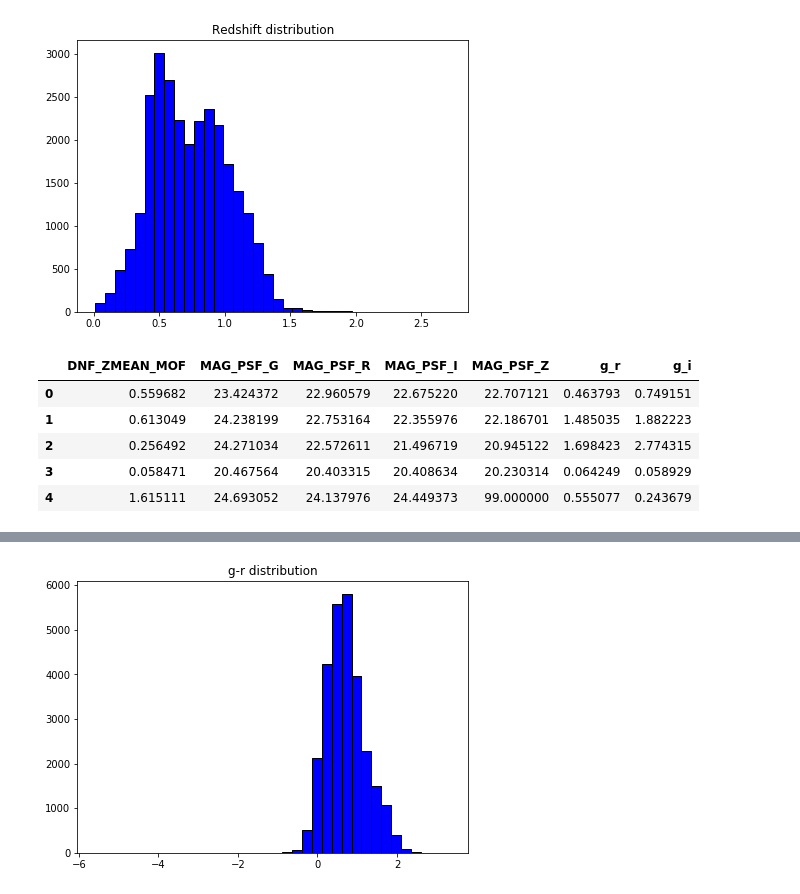
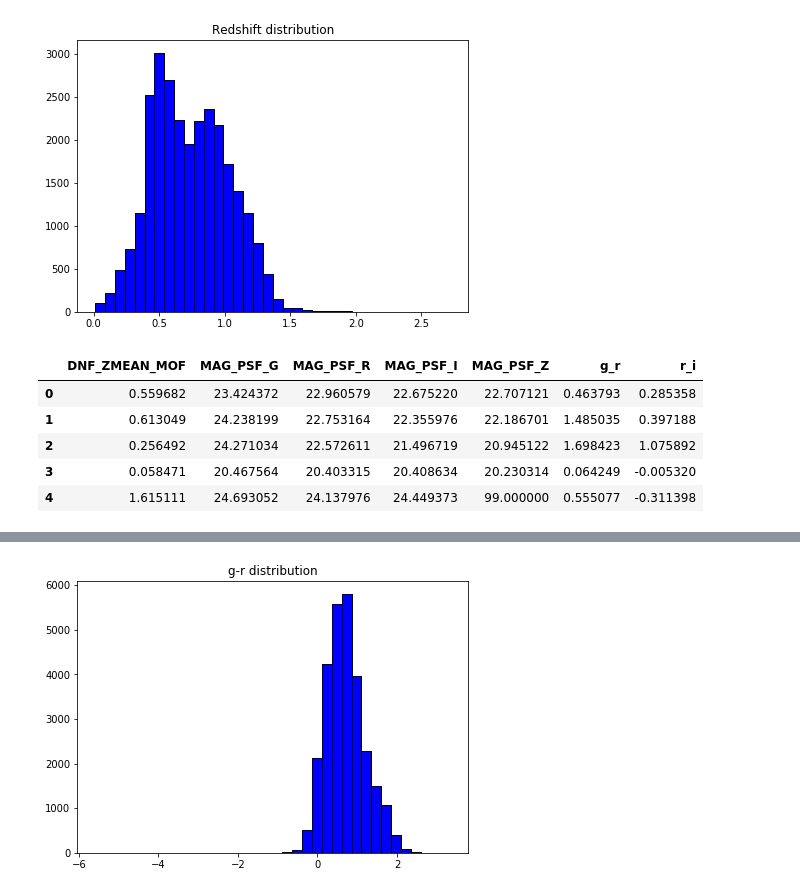
Before and after one commit to JimenaGonzalez/Simulations-Double-Source-Gravitational-Lensing, a Jupyter notebook: color_distribution/ColorDistribution.ipynb, the cells around one changed output, grey strips where cells are left out. Cells and saved outputs as stored; diff of their text form; code cells hidden in the pictures.

```diff
--- a/color_distribution/ColorDistribution.ipynb
+++ b/color_distribution/ColorDistribution.ipynb
@@ -15,8 +16,6 @@ colors.head()
 # %%
-colors = colors[colors['DNF_ZMEAN_MOF'] > 0.01]
-colors = colors[colors['MAG_PSF_G'] < 30.]
-colors = colors[colors['MAG_PSF_R'] < 30.]
-colors = colors[colors['MAG_PSF_I'] < 30.]
+colors = colors[colors['DNF_ZMEAN_MOF'] > 0.01] #When there is no data z<0
+colors = colors[colors['MAG_PSF_G'] < 30.] [colors['MAG_PSF_R'] < 30.] [colors['MAG_PSF_I'] < 30.] #decent magnitude
 # Redshift distribution
 plt.figure(figsize=(7,5))
 plt.title('Redshift distribution')
@@ -25,13 +24,13 @@ plt.show()
 # %% [output]
 [figure]
 # %%
-colors['g_r'] = colors['MAG_PSF_G'] - colors['MAG_PSF_R']
-colors['g_i'] = colors['MAG_PSF_G'] - colors['MAG_PSF_I']
+colors['g_r'] = colors['MAG_PSF_G'] - colors['MAG_PSF_R'] # g-r color
+colors['r_i'] = colors['MAG_PSF_R'] - colors['MAG_PSF_I'] # r-i color
 colors.head()
 # %% [output]
-|  | DNF_ZMEAN_MOF | MAG_PSF_G | MAG_PSF_R | MAG_PSF_I | MAG_PSF_Z | g_r | g_i |
-| 0 | 0.559682 | 23.424372 | 22.960579 | 22.675220 | 22.707121 | 0.463793 | 0.749151 |
-| 1 | 0.613049 | 24.238199 | 22.753164 | 22.355976 | 22.186701 | 1.485035 | 1.882223 |
-| 2 | 0.256492 | 24.271034 | 22.572611 | 21.496719 | 20.945122 | 1.698423 | 2.774315 |
-| 3 | 0.058471 | 20.467564 | 20.403315 | 20.408634 | 20.230314 | 0.064249 | 0.058929 |
-| 4 | 1.615111 | 24.693052 | 24.137976 | 24.449373 | 99.000000 | 0.555077 | 0.243679 |
+|  | DNF_ZMEAN_MOF | MAG_PSF_G | MAG_PSF_R | MAG_PSF_I | MAG_PSF_Z | g_r | r_i |
+| 0 | 0.559682 | 23.424372 | 22.960579 | 22.675220 | 22.707121 | 0.463793 | 0.285358 |
+| 1 | 0.613049 | 24.238199 | 22.753164 | 22.355976 | 22.186701 | 1.485035 | 0.397188 |
+| 2 | 0.256492 | 24.271034 | 22.572611 | 21.496719 | 20.945122 | 1.698423 | 1.075892 |
+| 3 | 0.058471 | 20.467564 | 20.403315 | 20.408634 | 20.230314 | 0.064249 | -0.005320 |
+| 4 | 1.615111 | 24.693052 | 24.137976 | 24.449373 | 99.000000 | 0.555077 | -0.311398 |
```
Also changed, not shown: parts of 11 cells of this notebook.
